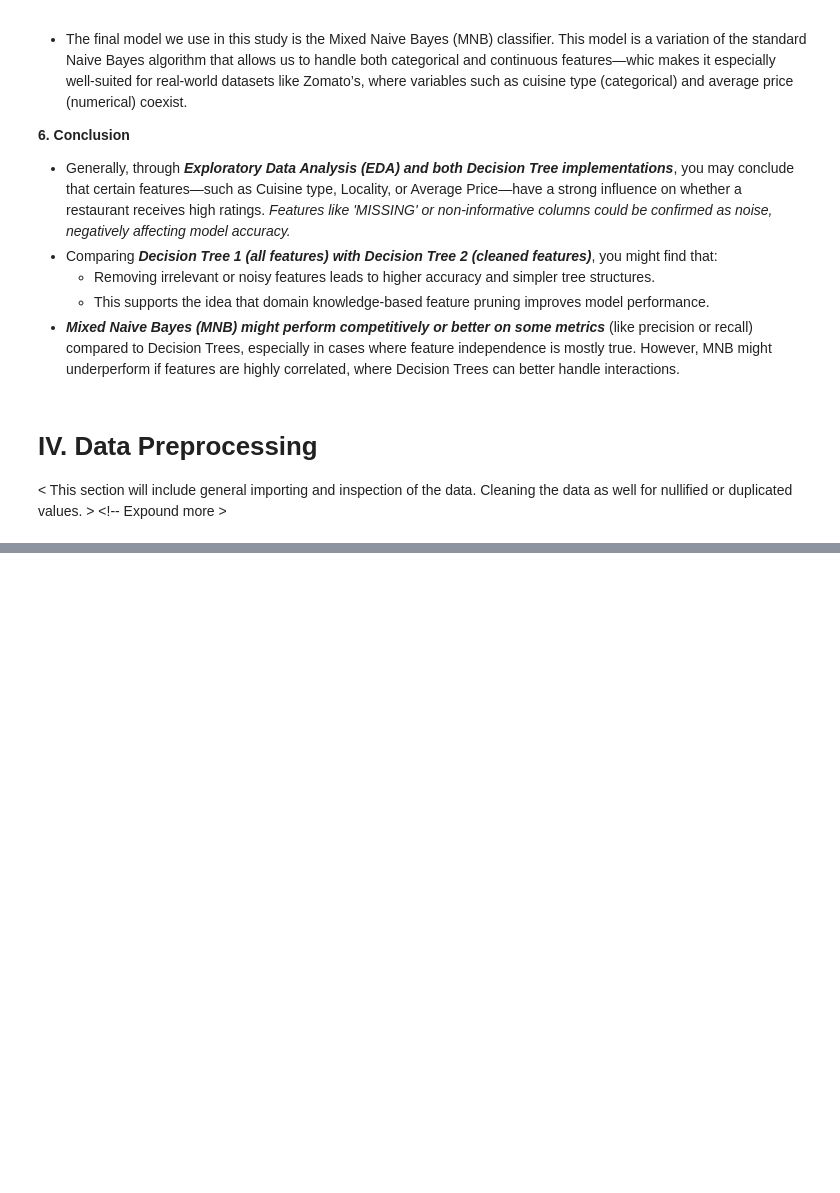
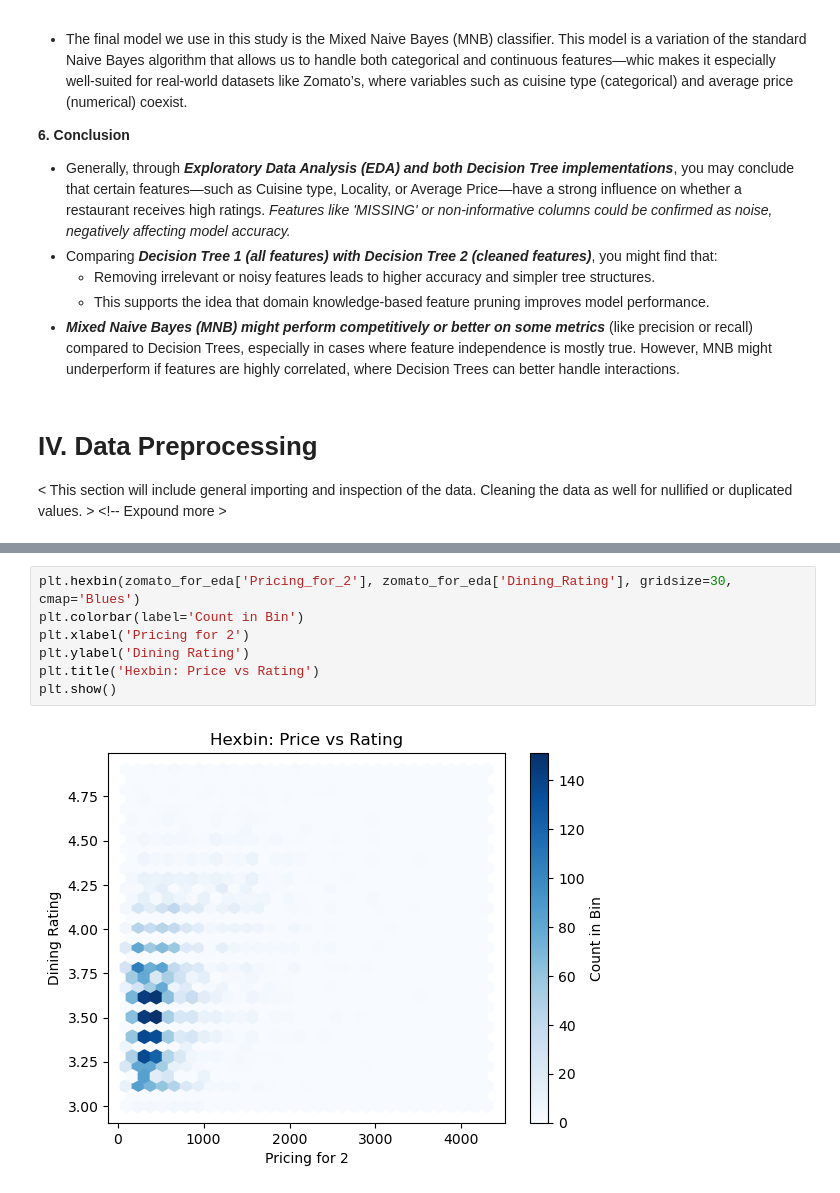
Before and after one commit to louis-uwie/CSCI111-Zomato-Recommendation-Analysis, a Jupyter notebook: LOZADA, BINWAG, CSCI 211 - On Zomato.ipynb, the cells around one changed output, grey strips where cells are left out. Saved outputs shown, nothing was run; the diff lists cells and outputs as text; blank space fills up the shorter version.

```diff
--- a/LOZADA, BINWAG, CSCI 211 - On Zomato.ipynb
+++ b/LOZADA, BINWAG, CSCI 211 - On Zomato.ipynb
@@ -122,0 +178,9 @@ TypeError: a bytes-like object is required, not 'DataFrame'
+# %%
+plt.hexbin(zomato_for_eda['Pricing_for_2'], zomato_for_eda['Dining_Rating'], gridsize=30, cmap='Blues')
+plt.colorbar(label='Count in Bin')
+plt.xlabel('Pricing for 2')
+plt.ylabel('Dining Rating')
+plt.title('Hexbin: Price vs Rating')
+plt.show()
+# %% [output]
+[figure, added]
```
Also changed, not shown: parts of 12 cells of this notebook.
